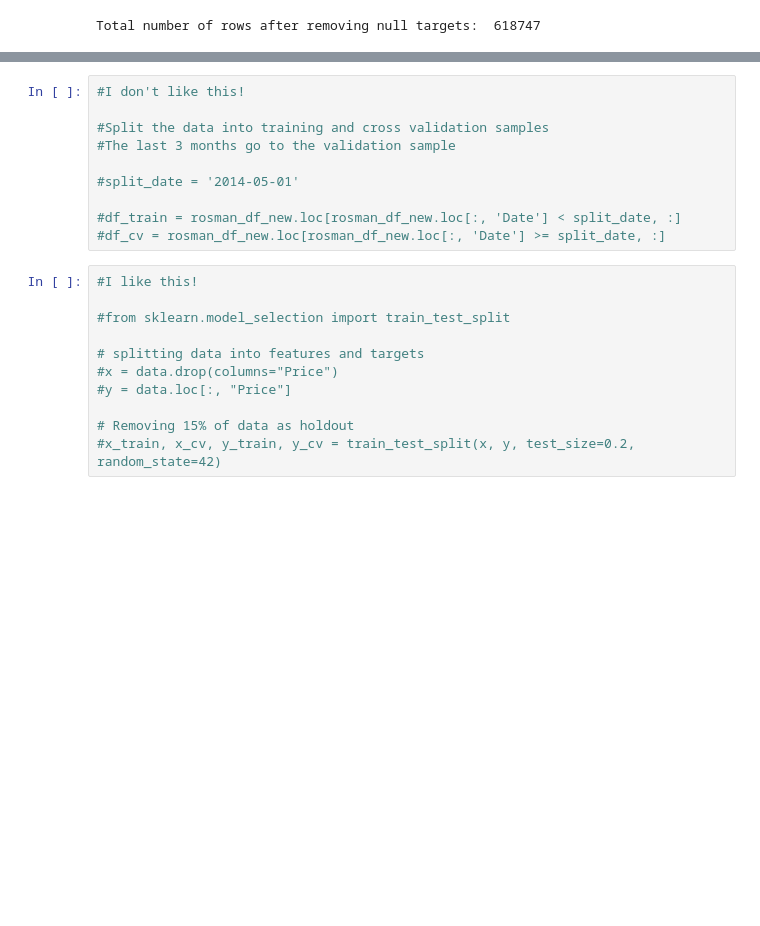
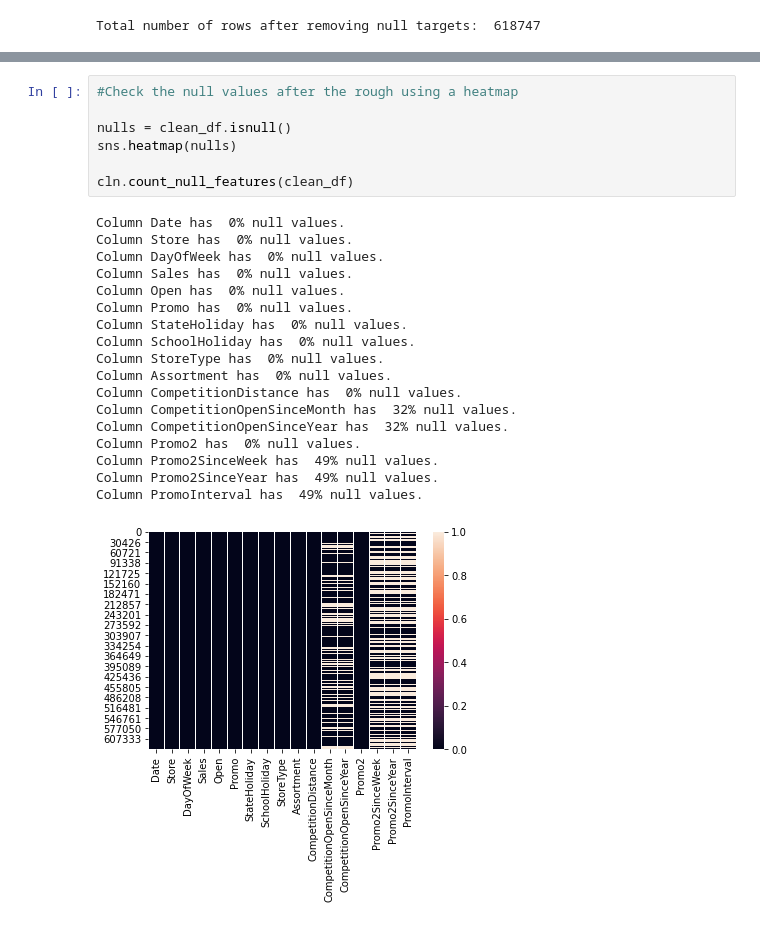
Before and after one commit to JohnEnev/DSR-competition-team1, a Jupyter notebook: notebooks/SG_cleaning.ipynb, the cells around one changed output, grey strips where cells are left out. Cells and saved outputs as stored; diff of their text form; blank space fills up the shorter version.

Commit message:
cleaning up my notebook

```diff
--- a/notebooks/SG_cleaning.ipynb
+++ b/notebooks/SG_cleaning.ipynb
@@ -132,21 +148,26 @@ Total number of rows in clean data set:  618747
-# %%
-#I don't like this!
-
-#Split the data into training and cross validation samples
-#The last 3 months go to the validation sample
-
-#split_date = '2014-05-01'
-
-#df_train = rosman_df_new.loc[rosman_df_new.loc[:, 'Date'] < split_date, :]
-#df_cv = rosman_df_new.loc[rosman_df_new.loc[:, 'Date'] >= split_date, :]
 # %%
-#I like this!
+#Check the null values after the rough using a heatmap
 
-#from sklearn.model_selection import train_test_split
+nulls = clean_df.isnull()
+sns.heatmap(nulls)
 
-# splitting data into features and targets
-#x = data.drop(columns="Price")
-#y = data.loc[:, "Price"]
-
-# Removing 15% of data as holdout
-#x_train, x_cv, y_train, y_cv = train_test_split(x, y, test_size=0.2, random_state=42)
+cln.count_null_features(clean_df)
+# %% [output]
+Column Date has  0% null values.
+Column Store has  0% null values.
+Column DayOfWeek has  0% null values.
+Column Sales has  0% null values.
+Column Open has  0% null values.
+Column Promo has  0% null values.
+Column StateHoliday has  0% null values.
+Column SchoolHoliday has  0% null values.
+Column StoreType has  0% null values.
+Column Assortment has  0% null values.
+Column CompetitionDistance has  0% null values.
+Column CompetitionOpenSinceMonth has  32% null values.
+Column CompetitionOpenSinceYear has  32% null values.
+Column Promo2 has  0% null values.
+Column Promo2SinceWeek has  49% null values.
+Column Promo2SinceYear has  49% null values.
+Column PromoInterval has  49% null values.
+[figure, added]
```
Also changed, not shown: parts of 3 cells of this notebook, 1 other file.
